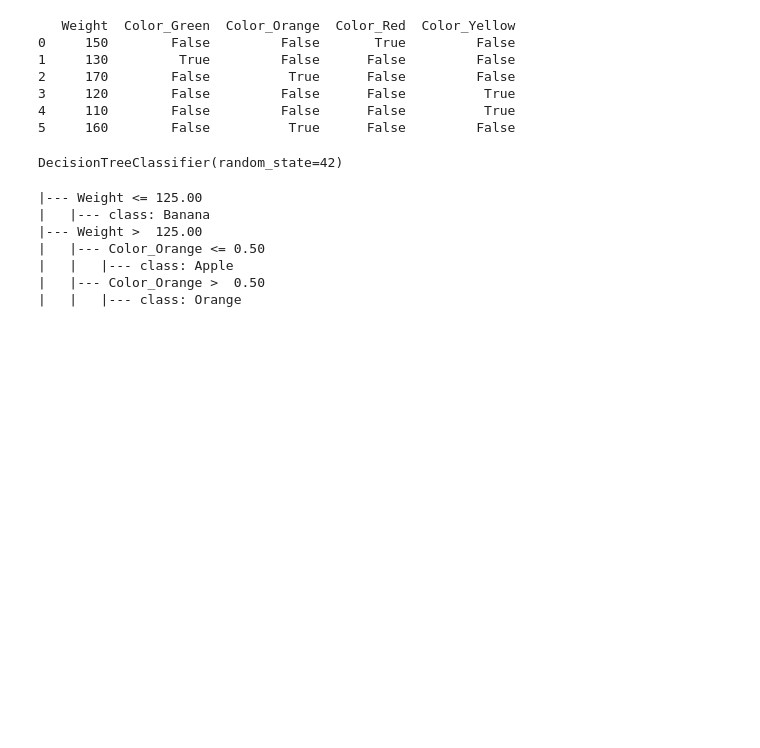
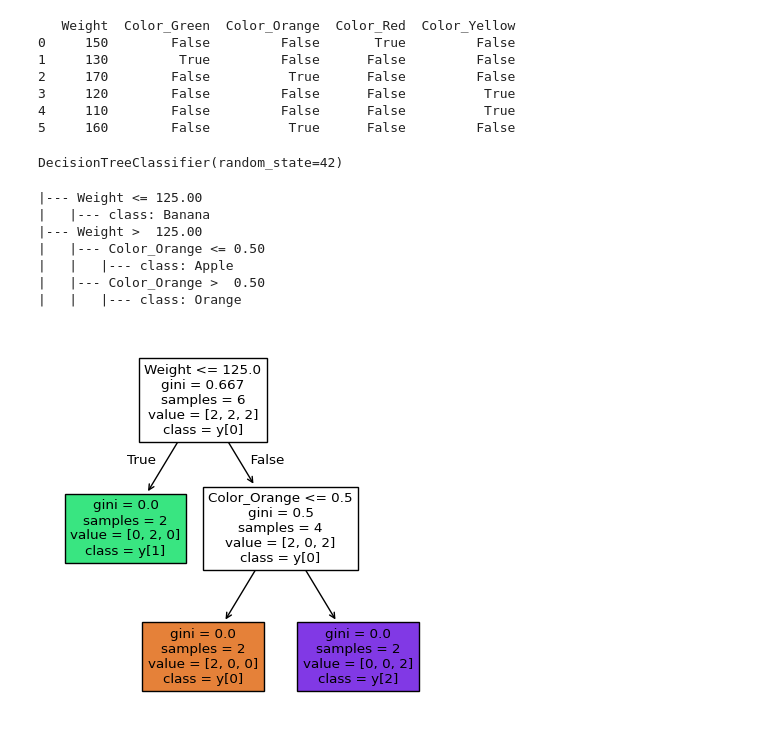
Before and after one commit to sandula-sanchana/ML, a Jupyter notebook: day7/day7.ipynb, the cells around one changed output. Drawn from its saved outputs; the diff is of its cells as text; code cells hidden in the pictures; blank space fills up the shorter version.

Commit message:
graph design

```diff
--- a/day7/day7.ipynb
+++ b/day7/day7.ipynb
@@ -50,3 +50,12 @@ print(tree_rules)
 |   |   |--- class: Apple
 |   |--- Color_Orange >  0.50
 |   |   |--- class: Orange
+# %%
+plt.figure(figsize=(5,5))
+plot_tree(clf,
+          feature_names=list(X.columns),
+          class_names=True,
+          filled=True)
+plt.show()
+# %% [output]
+[figure, added]
```
Also changed, not shown: parts of 1 cell of this notebook, 2 other files.
